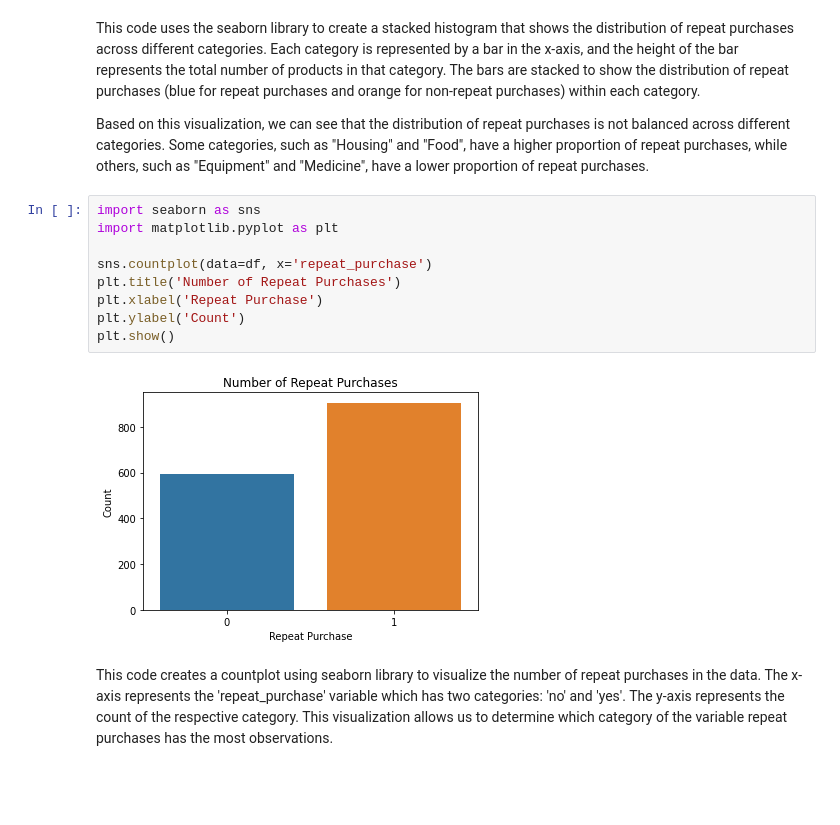
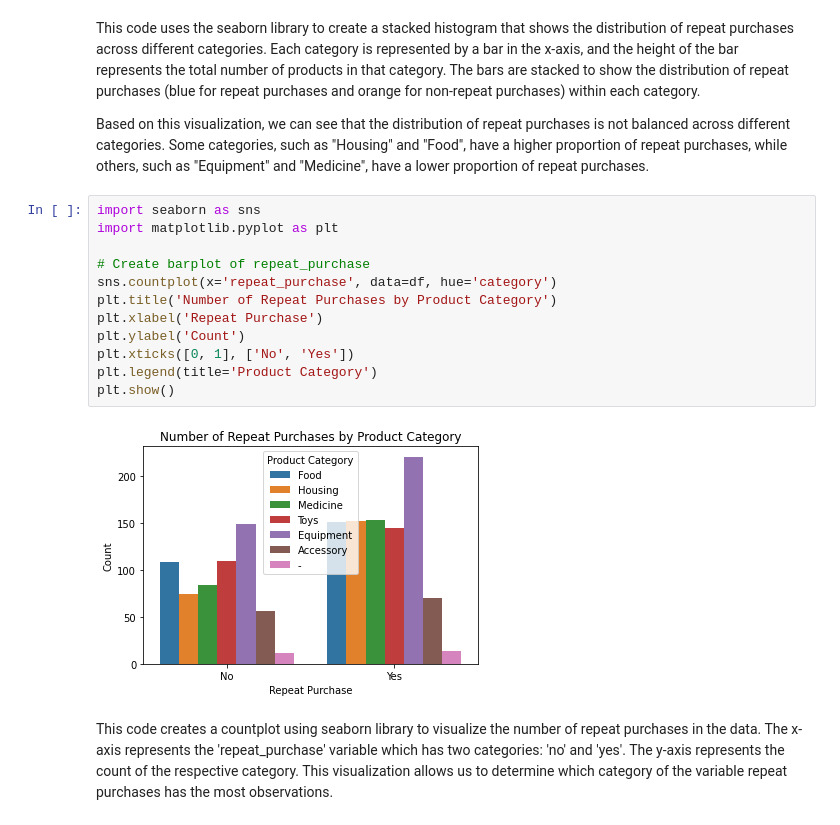
Before and after one commit to asifahsaan/DataCamp, a Jupyter notebook: Pet_Supplies_DataCamp.ipynb, the cells around one changed output. Drawn from its saved outputs; the diff is of its cells as text; blank space fills up the shorter version.

```diff
--- a/Pet_Supplies_DataCamp.ipynb
+++ b/Pet_Supplies_DataCamp.ipynb
@@ -174,14 +226,17 @@ Based on this visualization, we can see that the distribution of repeat purchase
 # %%
 import seaborn as sns
 import matplotlib.pyplot as plt
 
-sns.countplot(data=df, x='repeat_purchase')
-plt.title('Number of Repeat Purchases')
+# Create barplot of repeat_purchase
+sns.countplot(x='repeat_purchase', data=df, hue='category')
+plt.title('Number of Repeat Purchases by Product Category')
 plt.xlabel('Repeat Purchase')
 plt.ylabel('Count')
+plt.xticks([0, 1], ['No', 'Yes'])
+plt.legend(title='Product Category')
 plt.show()
 # %% [output]
-[figure, old version]
+[figure, new version]
 # %% [markdown]
 This code creates a countplot using seaborn library to visualize the number of repeat purchases in the data. The x-axis represents the 'repeat_purchase' variable which has two categories: 'no' and 'yes'. The y-axis represents the count of the respective category. This visualization allows us to determine which category of the variable repeat purchases has the most observations.
 # %%
```
Also changed, not shown: parts of 9 cells of this notebook.
